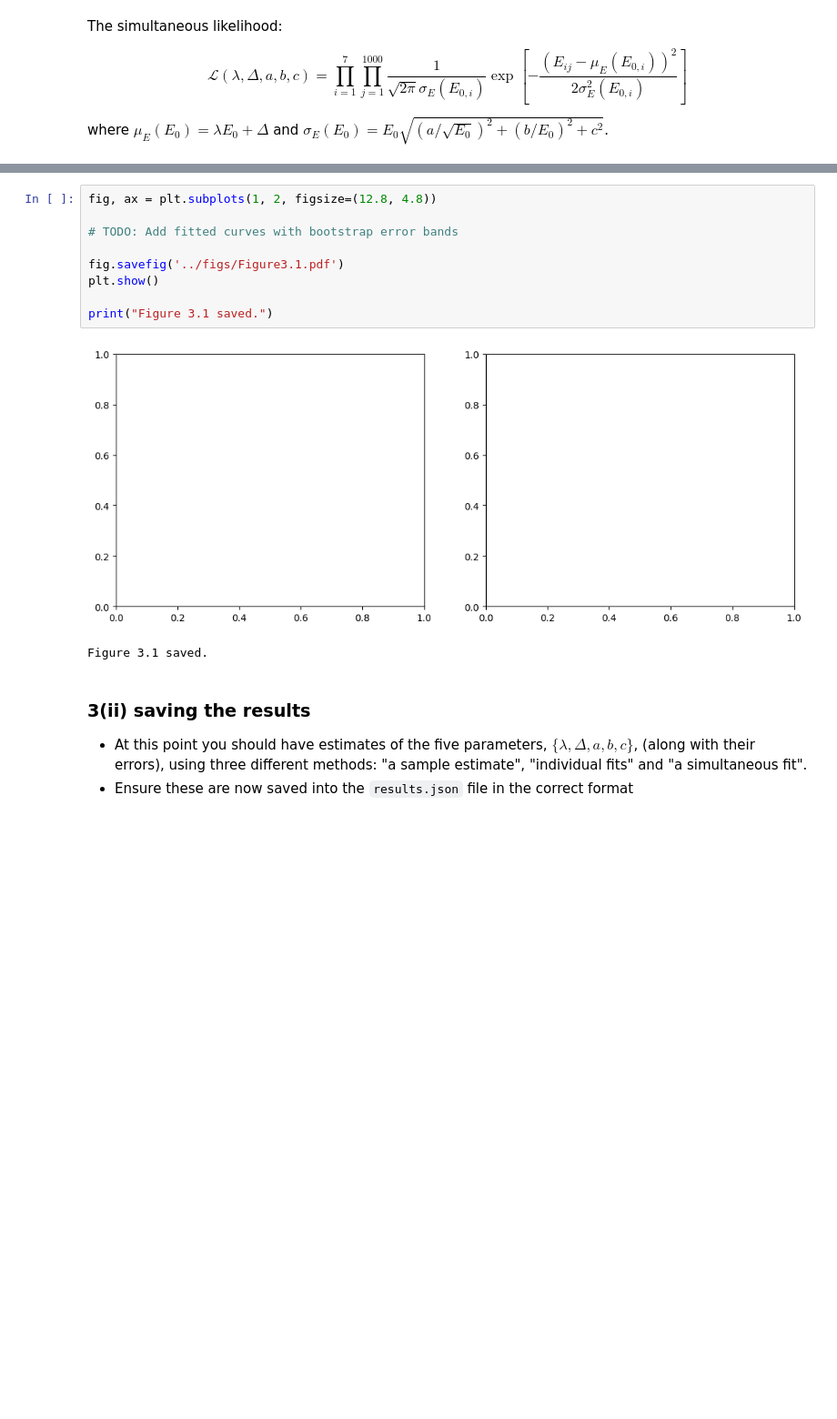
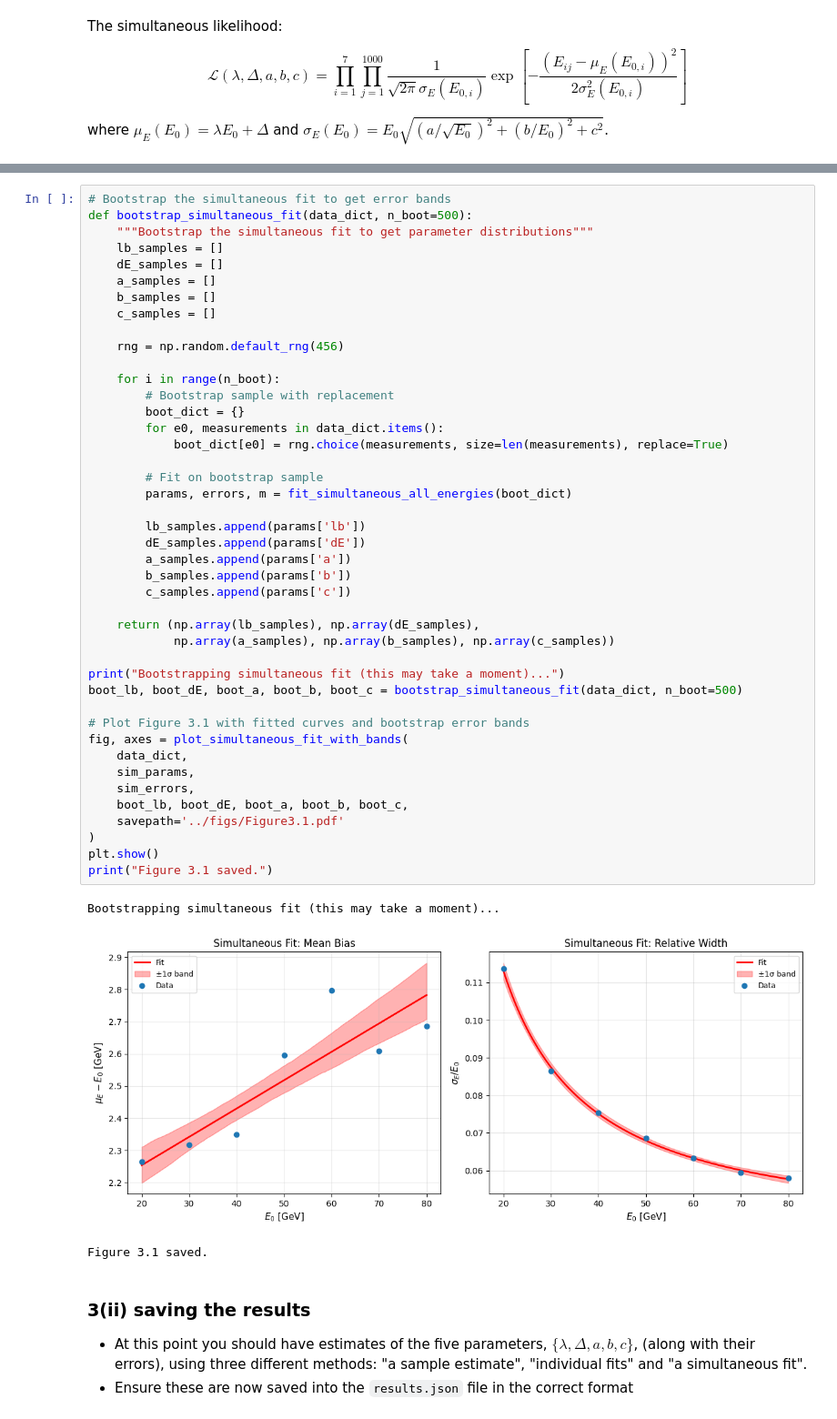
Before and after one commit to BasiaKoch/S1_coursework, a Jupyter notebook: notebooks/solution.ipynb, the cells around one changed output, grey strips where cells are left out. Shown at 91% size. Drawn from its saved outputs; the diff is of its cells as text; blank space fills up the shorter version.

```diff
--- a/notebooks/solution.ipynb
+++ b/notebooks/solution.ipynb
@@ -370,15 +422,50 @@ Fit accurate: True
 # %%
-fig, ax = plt.subplots(1, 2, figsize=(12.8, 4.8))
+# Bootstrap the simultaneous fit to get error bands
+def bootstrap_simultaneous_fit(data_dict, n_boot=500):
+    """Bootstrap the simultaneous fit to get parameter distributions"""
+    lb_samples = []
+    dE_samples = []
+    a_samples = []
+    b_samples = []
+    c_samples = []
 
-# TODO: Add fitted curves with bootstrap error bands
+    rng = np.random.default_rng(456)
 
-fig.savefig('../figs/Figure3.1.pdf')
+    for i in range(n_boot):
+        # Bootstrap sample with replacement
+        boot_dict = {}
+        for e0, measurements in data_dict.items():
+            boot_dict[e0] = rng.choice(measurements, size=len(measurements), replace=True)
+
+        # Fit on bootstrap sample
+        params, errors, m = fit_simultaneous_all_energies(boot_dict)
+
+        lb_samples.append(params['lb'])
+        dE_samples.append(params['dE'])
+        a_samples.append(params['a'])
+        b_samples.append(params['b'])
+        c_samples.append(params['c'])
+
+    return (np.array(lb_samples), np.array(dE_samples),
+            np.array(a_samples), np.array(b_samples), np.array(c_samples))
+
+print("Bootstrapping simultaneous fit (this may take a moment)...")
+boot_lb, boot_dE, boot_a, boot_b, boot_c = bootstrap_simultaneous_fit(data_dict, n_boot=500)
+
+# Plot Figure 3.1 with fitted curves and bootstrap error bands
+fig, axes = plot_simultaneous_fit_with_bands(
+    data_dict,
+    sim_params,
+    sim_errors,
+    boot_lb, boot_dE, boot_a, boot_b, boot_c,
+    savepath='../figs/Figure3.1.pdf'
+)
 plt.show()
-
 print("Figure 3.1 saved.")
 # %% [output]
+Bootstrapping simultaneous fit (this may take a moment)...
-[figure, old version]
+[figure, new version]
-Figure 3.1 saved.
+Figure 3.1 saved.
 # %% [markdown]
 ### 3(ii) saving the results
 - At this point you should have estimates of the five parameters, $\{\lambda, \Delta, a, b, c\}$, (along with their errors), using three different methods: "a sample estimate", "individual fits" and "a simultaneous fit".
```
Also changed, not shown: parts of 11 cells of this notebook, 15 other files.
